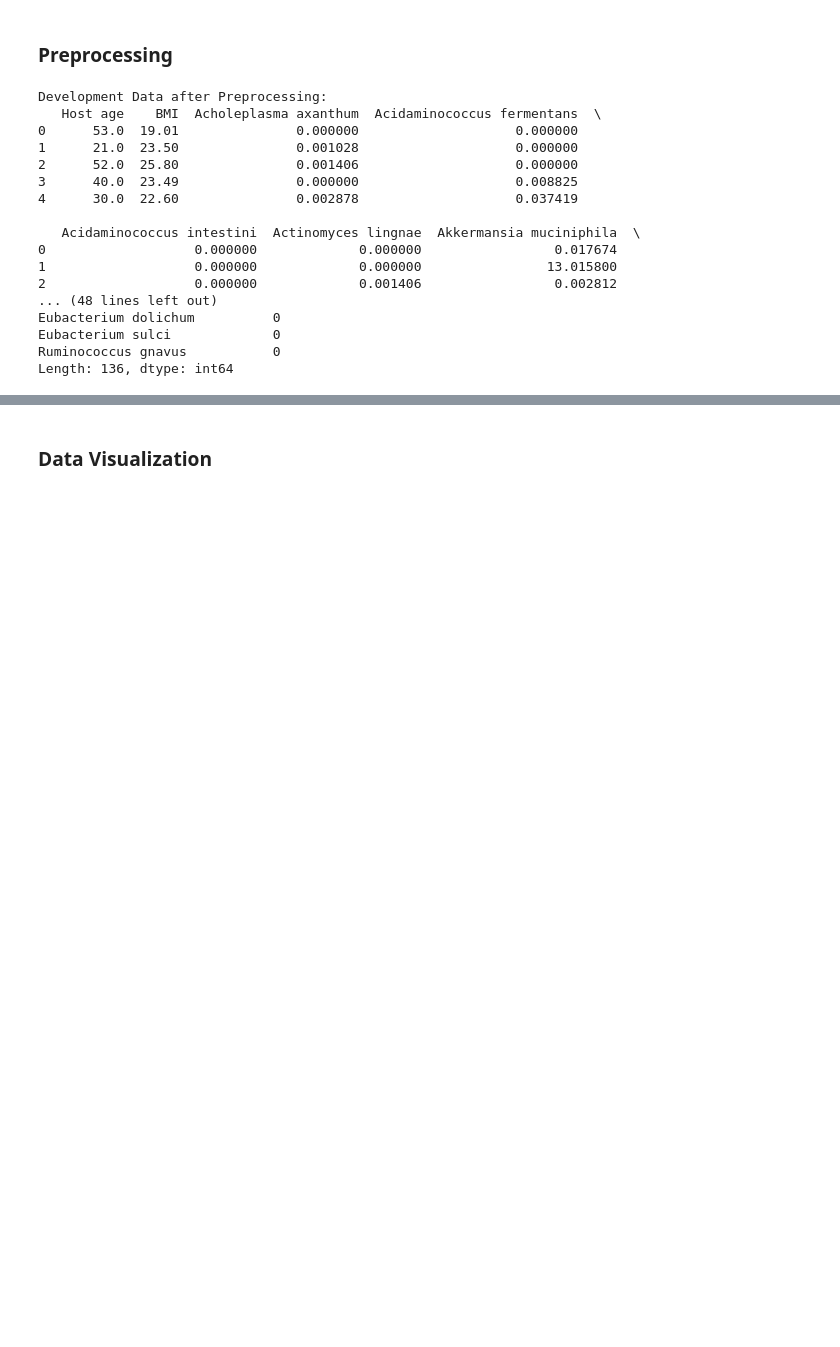
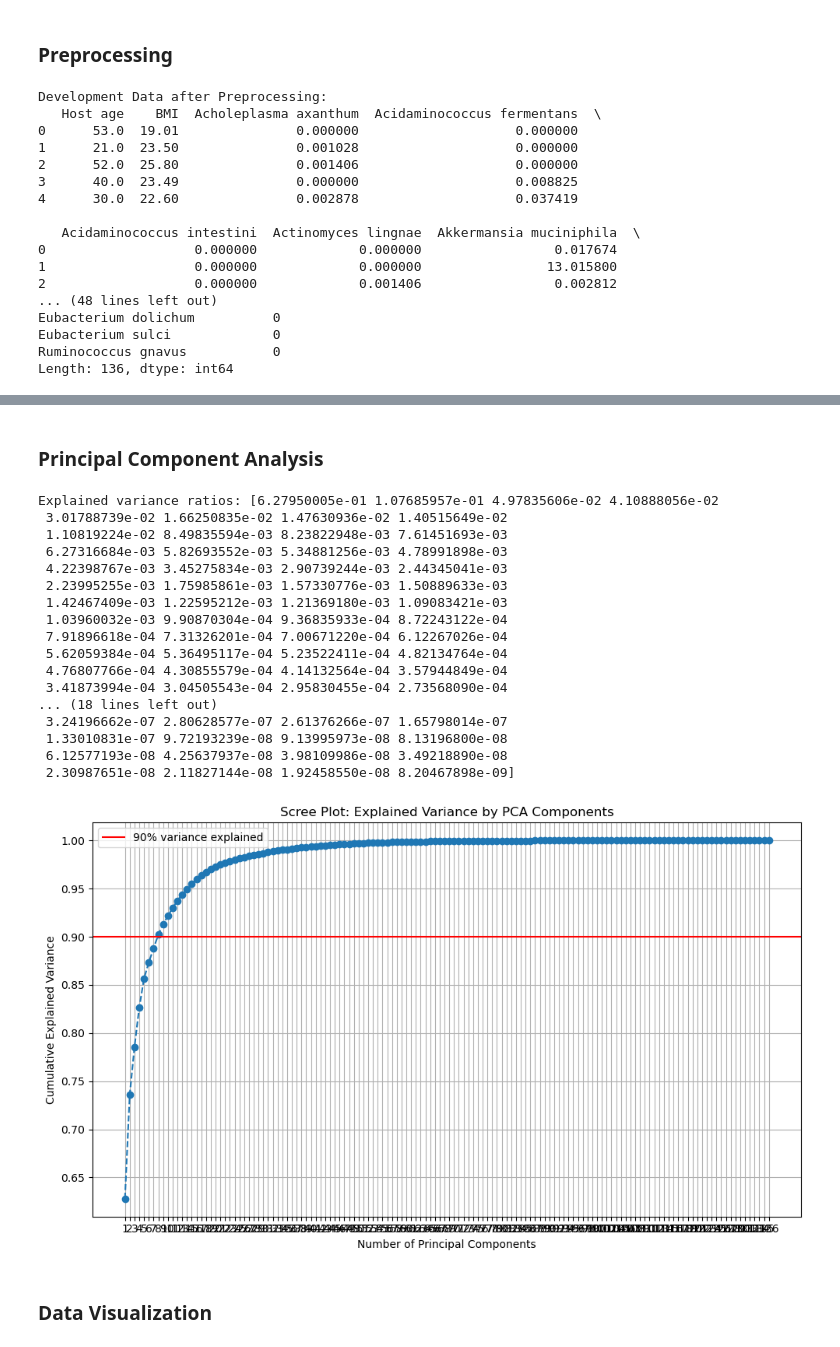
Before and after one commit to smertzani444/Assignment-1, a Jupyter notebook: notebooks/data_exploration.ipynb, the cells around one changed output, grey strips where cells are left out. Drawn from its saved outputs; the diff is of its cells as text; code cells hidden in the pictures; blank space fills up the shorter version.

```diff
--- a/notebooks/data_exploration.ipynb
+++ b/notebooks/data_exploration.ipynb
@@ -145,2 +146,47 @@ Reduced from 136 to 111 columns.
+# %% [markdown]
+### Principal Component Analysis
+# %%
+pca = PCA(n_components=min(dev_set_reduced_df.shape))
+dev_set_reduced_pca = pca.fit_transform(dev_set_reduced_df)
+explained_variances = pca.explained_variance_ratio_
+
+# PCA explained variance ratio
+print("Explained variance ratios:", explained_variances)
+
+plt.figure(figsize=(10, 6))
+
+# Cumulative explained variance plot
+plt.plot(range(1, len(explained_variances) + 1),
+         explained_variances.cumsum(),
+         marker='o', linestyle='--')
+
+plt.xlabel('Number of Principal Components')
+plt.ylabel('Cumulative Explained Variance')
+plt.title('Scree Plot: Explained Variance by PCA Components')
+plt.grid(True)
+plt.xticks(range(1, len(explained_variances) + 1))
+plt.axhline(y=0.90, color='r', linestyle='-', label='90% variance explained')
+plt.legend()
+plt.tight_layout()
+plt.show()
+# %% [output]
+Explained variance ratios: [6.27950005e-01 1.07685957e-01 4.97835606e-02 4.10888056e-02
+ 3.01788739e-02 1.66250835e-02 1.47630936e-02 1.40515649e-02
+ 1.10819224e-02 8.49835594e-03 8.23822948e-03 7.61451693e-03
+ 6.27316684e-03 5.82693552e-03 5.34881256e-03 4.78991898e-03
+ 4.22398767e-03 3.45275834e-03 2.90739244e-03 2.44345041e-03
+ 2.23995255e-03 1.75985861e-03 1.57330776e-03 1.50889633e-03
+ 1.42467409e-03 1.22595212e-03 1.21369180e-03 1.09083421e-03
+ 1.03960032e-03 9.90870304e-04 9.36835933e-04 8.72243122e-04
+ 7.91896618e-04 7.31326201e-04 7.00671220e-04 6.12267026e-04
+ 5.62059384e-04 5.36495117e-04 5.23522411e-04 4.82134764e-04
+ 4.76807766e-04 4.30855579e-04 4.14132564e-04 3.57944849e-04
+ 3.41873994e-04 3.04505543e-04 2.95830455e-04 2.73568090e-04
+... (18 lines left out)
+ 3.24196662e-07 2.80628577e-07 2.61376266e-07 1.65798014e-07
+ 1.33010831e-07 9.72193239e-08 9.13995973e-08 8.13196800e-08
+ 6.12577193e-08 4.25637937e-08 3.98109986e-08 3.49218890e-08
+ 2.30987651e-08 2.11827144e-08 1.92458550e-08 8.20467898e-09]
+[figure, added]
 # %% [markdown]
 ### Data Visualization
```
Also changed, not shown: parts of 6 cells of this notebook.
